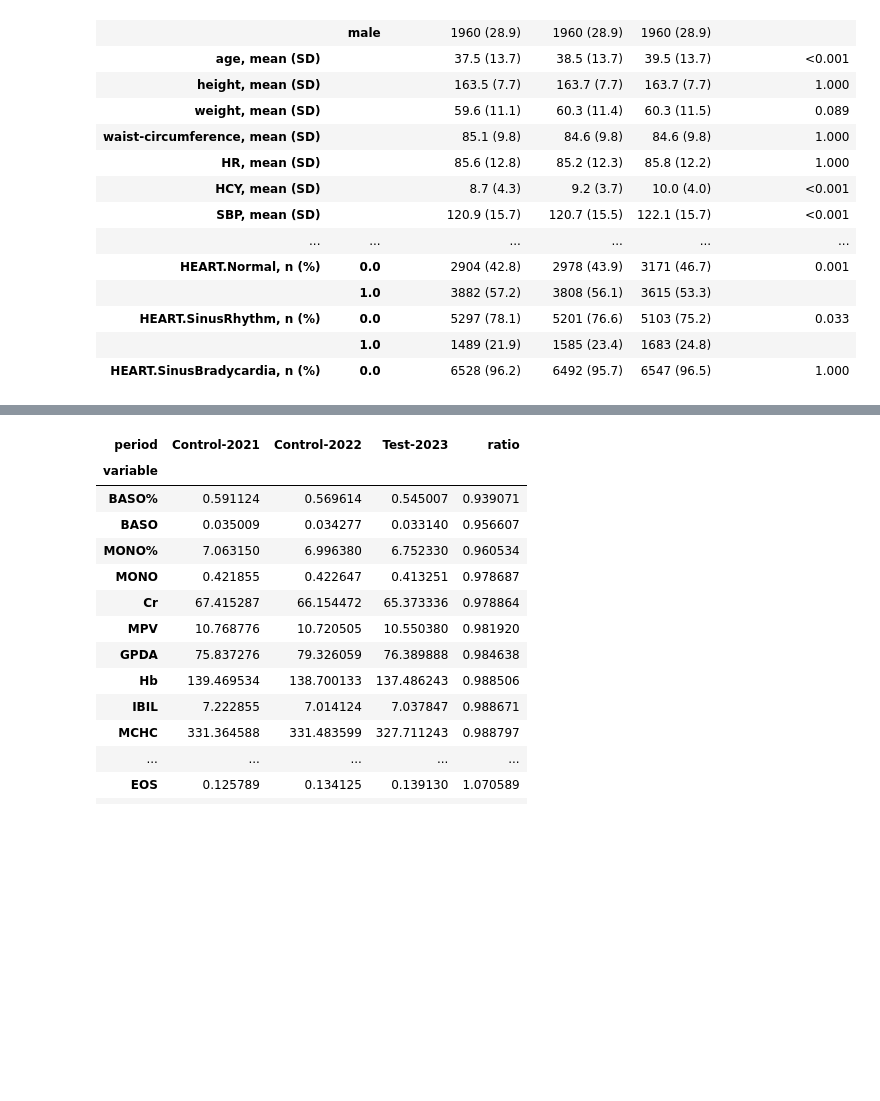
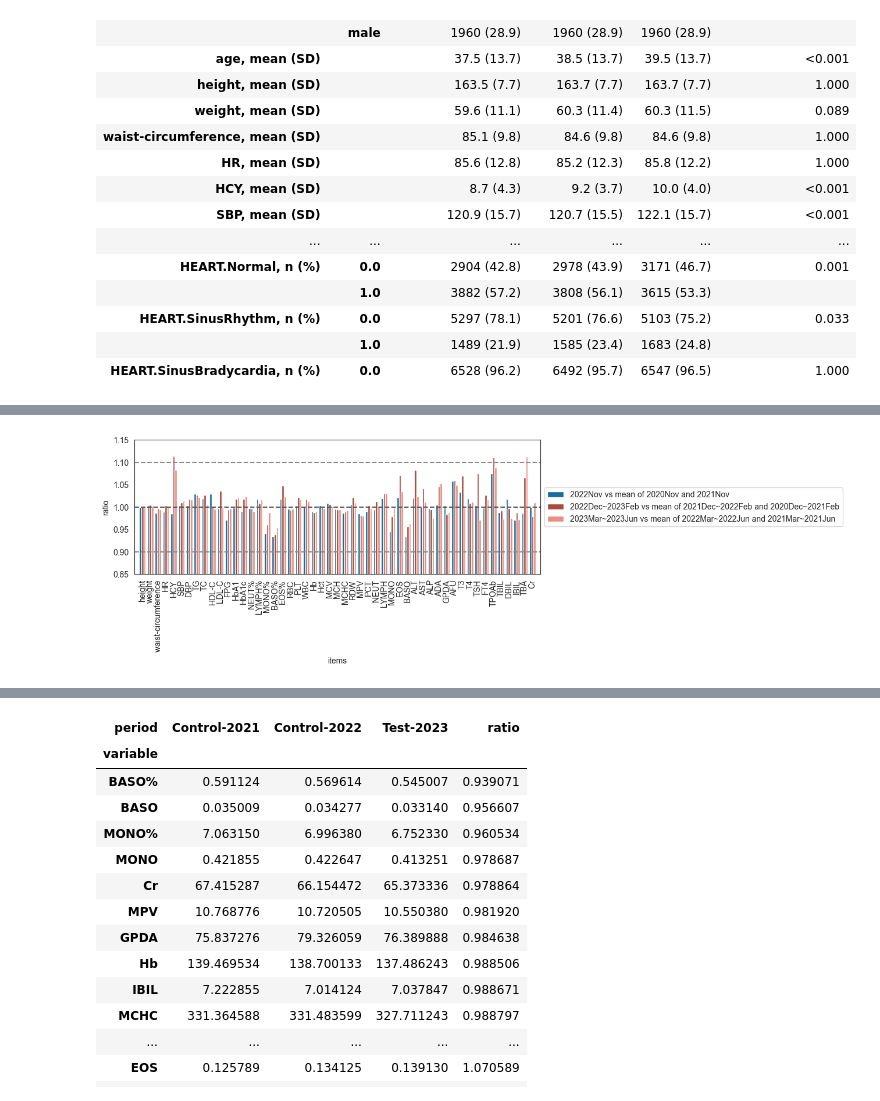
Before and after one commit to huboqiang/healthman, a Jupyter notebook: Table1.ipynb, the cells around one changed output, grey strips where cells are left out. Drawn from its saved outputs; the diff is of its cells as text; code cells hidden in the pictures; blank space fills up the shorter version.

```diff
--- a/Table1.ipynb
+++ b/Table1.ipynb
@@ -4,16 +4,14 @@ import warnings
 import numpy as np
 import pandas as pd
 import sklearn
-import matplotlib.pyplot as plt
+# import matplotlib.pyplot as plt
 import seaborn as sns
 import tableone
 from utils import quick_load_liuzhong_health_check_data
+from plot_utils import plt
 
 %matplotlib inline
 
-plt.rcParams['font.sans-serif'] = ['SimHei']
-plt.rcParams['axes.unicode_minus'] = False
-sns.set_style("white", {"font.sans-serif": ["SimHei"]})
 
 warnings.filterwarnings("ignore")
 
@@ -262,3 +274,21 @@ df_res
+# %%
+my_pal = ["#0172B6", "#BD3C29", "#fb8072"]
+fig = plt.figure(figsize=(9,3))
+ax = fig.add_subplot(1,1,1)
+sns.barplot(data=df_ratio, x="items", y="value", hue="variable", hue_order=l_hue_orders, palette=my_pal, ax=ax)
+ax.set_ylim((0.85, 1.15))
+ax.set_xlim((-1, len(l_tags)))
+ax.hlines(0.9, -1, 100, linestyles="dashed", color="#888888")
+ax.hlines(1.0, -1, 100, linestyles="dashed", color="#555555")
+ax.hlines(1.1, -1, 100, linestyles="dashed", color="#888888")
+ax.set_xticks(np.arange(len(l_tags)))
+ax.set_xticklabels(l_tags, rotation=90)
+ax.set_title("")
+ax.set_ylabel("ratio")
+ax.legend(loc='center left', bbox_to_anchor=(1, 0.5))
+fig.savefig(f"{workdir}/figures/Figure1_G.pdf")
+# %% [output]
+[figure, added]
 # %%
 def get_ratio_p(my_table):
     df_mean = my_table.cont_table["P-Value (adjusted)"]
```
Also changed, not shown: parts of 3 cells of this notebook, 4 other files.
